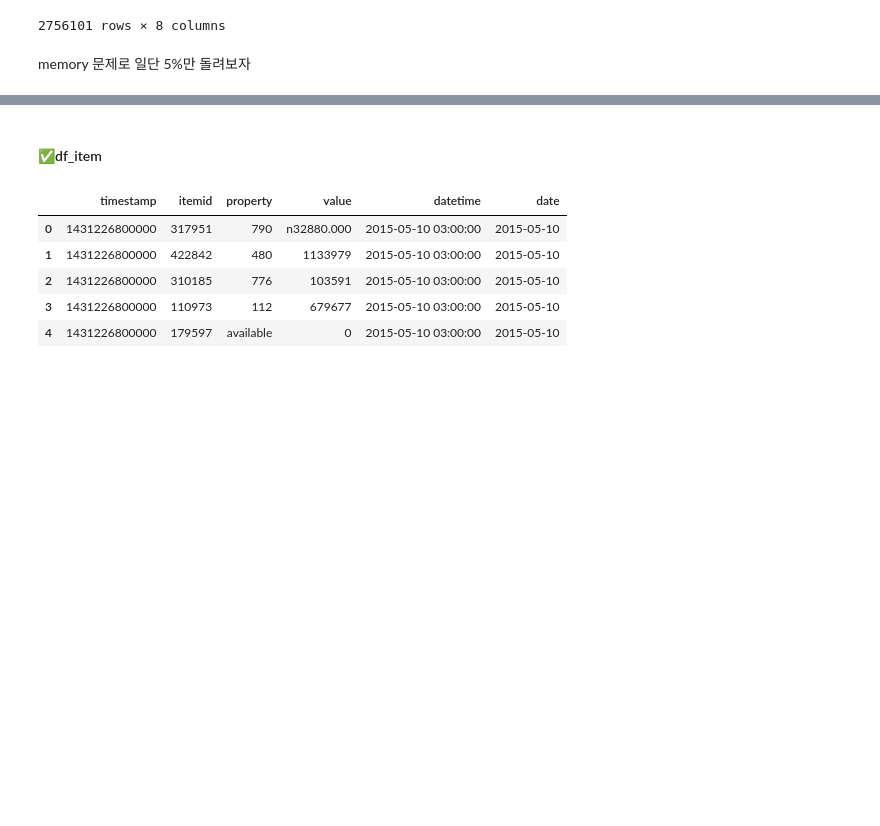
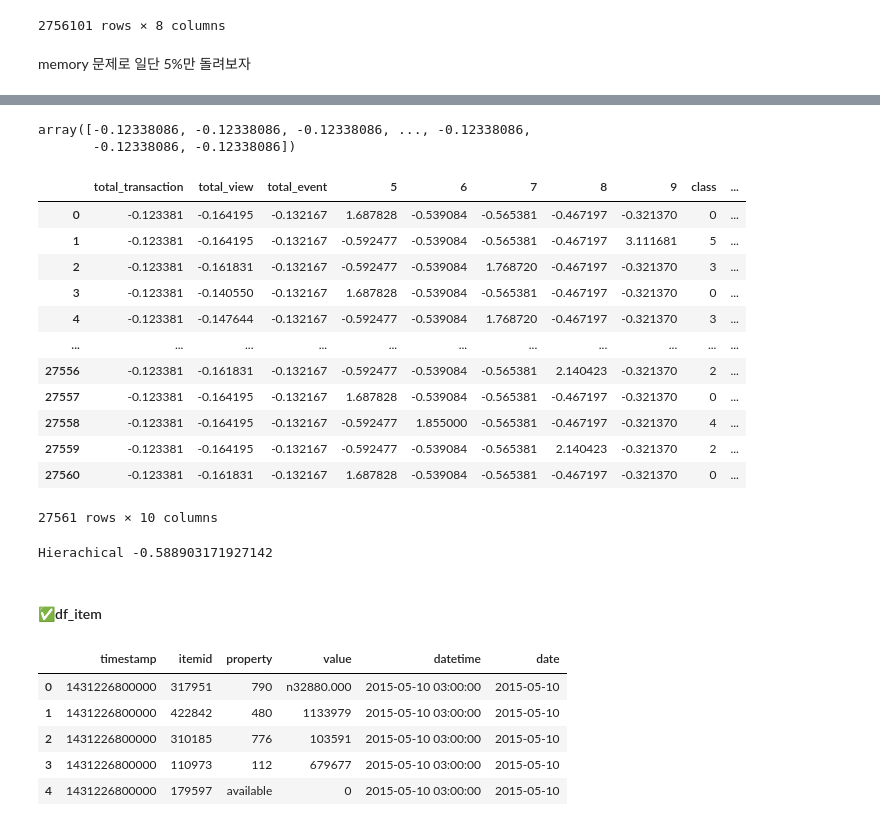
Before and after one commit to tkasod2/TIL, a Jupyter notebook: prj_analysis/Retailrocket_recommender_system_datase.ipynb, the cells around one changed output, grey strips where cells are left out. Cells and saved outputs as stored; diff of their text form; code cells hidden in the pictures; blank space fills up the shorter version.

```diff
--- a/prj_analysis/Retailrocket_recommender_system_datase.ipynb
+++ b/prj_analysis/Retailrocket_recommender_system_datase.ipynb
@@ -728,5 +742,5 @@ g.figure.set_size_inches(15, 8)
 # %%
 #Hierarchical Clustering  #RAM이 터지네..
 from sklearn.cluster import AgglomerativeClustering
-AC = AgglomerativeClustering(n_clusters=3,affinity='euclidean')
+AC = AgglomerativeClustering(n_clusters=6,affinity='euclidean')
 pred_AC = AC.fit_predict(df_for_cluster)
@@ -732,0 +757,3 @@ pred_AC = AC.fit_predict(df_for_cluster)
+# %%
+df_for_cluster['class'] = pred_AC
+df_for_cluster
@@ -733,8 +776,34 @@ pred_AC = AC.fit_predict(df_for_cluster)
+# %%
+df_for_cluster['total_transaction'].to_numpy()
+# %% [output]
+array([-0.12338086, -0.12338086, -0.12338086, ..., -0.12338086,
+       -0.12338086, -0.12338086])
 # %%
 from sklearn.metrics import silhouette_samples
 
 # Hierachical
-sample_silhouette_values = silhouette_samples(PCA_ds, pred_AC)
+sample_silhouette_values = silhouette_samples(df_for_cluster['total_transaction'].to_numpy().reshape(-1,1), pred_AC)
+# %%
+df_for_cluster['silhouette_coefficient'] = sample_silhouette_values
+df_for_cluster
+# %% [output]
+|  | total_transaction | total_view | total_event | 5 | 6 | 7 | 8 | 9 | class | ... |
+| 0 | -0.123381 | -0.164195 | -0.132167 | 1.687828 | -0.539084 | -0.565381 | -0.467197 | -0.321370 | 0 | ... |
+| 1 | -0.123381 | -0.164195 | -0.132167 | -0.592477 | -0.539084 | -0.565381 | -0.467197 | 3.111681 | 5 | ... |
+| 2 | -0.123381 | -0.161831 | -0.132167 | -0.592477 | -0.539084 | 1.768720 | -0.467197 | -0.321370 | 3 | ... |
+| 3 | -0.123381 | -0.140550 | -0.132167 | 1.687828 | -0.539084 | -0.565381 | -0.467197 | -0.321370 | 0 | ... |
+| 4 | -0.123381 | -0.147644 | -0.132167 | -0.592477 | -0.539084 | 1.768720 | -0.467197 | -0.321370 | 3 | ... |
+| ... | ... | ... | ... | ... | ... | ... | ... | ... | ... | ... |
+| 27556 | -0.123381 | -0.161831 | -0.132167 | -0.592477 | -0.539084 | -0.565381 | 2.140423 | -0.321370 | 2 | ... |
+| 27557 | -0.123381 | -0.164195 | -0.132167 | 1.687828 | -0.539084 | -0.565381 | -0.467197 | -0.321370 | 0 | ... |
+| 27558 | -0.123381 | -0.164195 | -0.132167 | -0.592477 | 1.855000 | -0.565381 | -0.467197 | -0.321370 | 4 | ... |
+| 27559 | -0.123381 | -0.164195 | -0.132167 | -0.592477 | -0.539084 | -0.565381 | 2.140423 | -0.321370 | 2 | ... |
+| 27560 | -0.123381 | -0.161831 | -0.132167 | 1.687828 | -0.539084 | -0.565381 | -0.467197 | -0.321370 | 0 | ... |
+27561 rows × 10 columns
+# %%
+print("Hierachical",sample_silhouette_values.mean())
+# %% [output]
+Hierachical -0.588903171927142
 # %% [markdown]
 #### ✅df_item
 # %%
```
Also changed, not shown: parts of 9 cells of this notebook.
